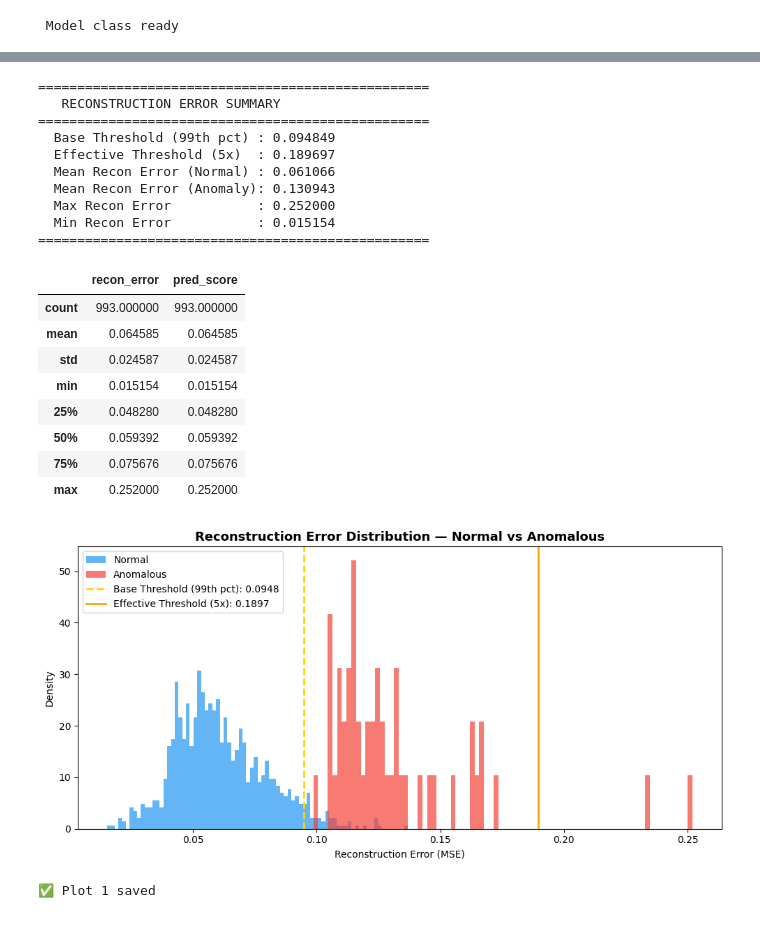
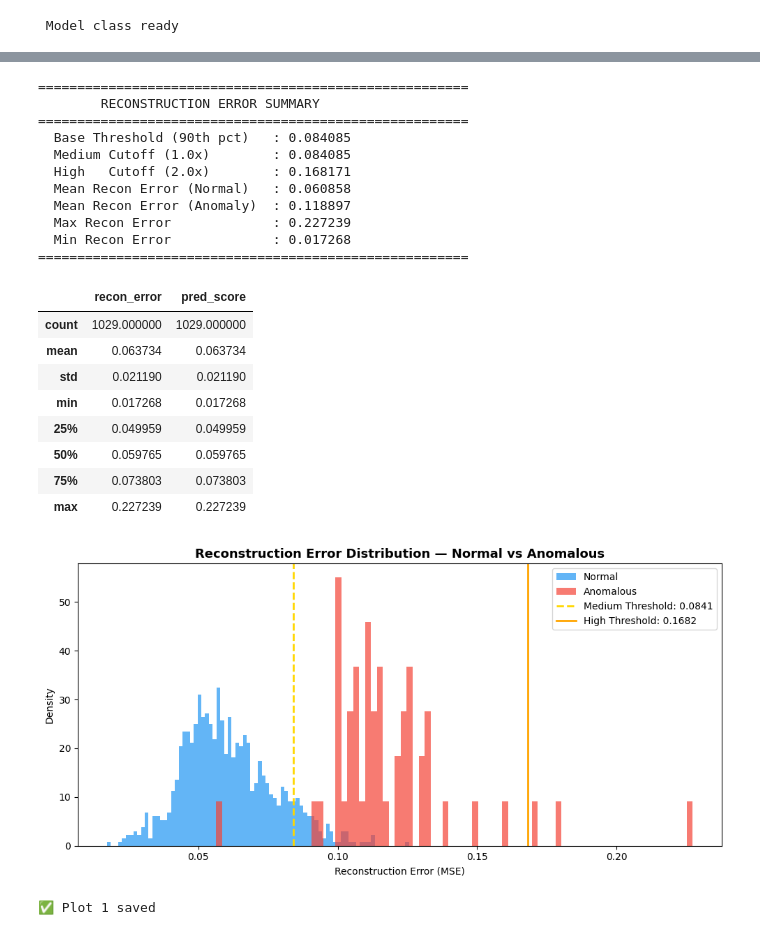
Before and after one commit to ishuu9837/temp, a Jupyter notebook: Abnormal_Learning_Behaviour_Detection.ipynb, the cells around one changed output, grey strips where cells are left out. Drawn from its saved outputs; the diff is of its cells as text; code cells hidden in the pictures.

```diff
--- a/Abnormal_Learning_Behaviour_Detection.ipynb
+++ b/Abnormal_Learning_Behaviour_Detection.ipynb
@@ -128,0 +133,6 @@ Training on 943 normal students...
+# %%
+X_normal = df[~df.is_anomaly][FEATURE_NAMES].values.astype(float)
+
+print(f'Training on {len(X_normal)} normal students...')
+model = DeepAutoencoder()
+model.train(X_normal)
@@ -210,63 +225,66 @@ feature_errors   = (X_all_scaled - X_all_recon) ** 2
 feature_error_df = pd.DataFrame(feature_errors, columns=[f'err_{f}' for f in FEATURE_NAMES])
 df = pd.concat([df.reset_index(drop=True), feature_error_df.reset_index(drop=True)], axis=1)
 
-effective_threshold = model.threshold * 2
+effective_threshold_medium = model.threshold * 1.0
+effective_threshold_high   = model.threshold * 2.0
 
-print('='*50)
-print('   RECONSTRUCTION ERROR SUMMARY')
-print('='*50)
-print(f'  Base Threshold (99th pct) : {model.threshold:.6f}')
-print(f'  Effective Threshold (5x)  : {effective_threshold:.6f}')
-print(f'  Mean Recon Error (Normal) : {df[~df.is_anomaly]["recon_error"].mean():.6f}')
-print(f'  Mean Recon Error (Anomaly): {df[df.is_anomaly]["recon_error"].mean():.6f}')
-print(f'  Max Recon Error           : {df["recon_error"].max():.6f}')
-print(f'  Min Recon Error           : {df["recon_error"].min():.6f}')
-print('='*50)
+print('='*55)
+print('        RECONSTRUCTION ERROR SUMMARY')
+print('='*55)
+print(f'  Base Threshold (90th pct)   : {model.threshold:.6f}')
+print(f'  Medium Cutoff (1.0x)        : {effective_threshold_medium:.6f}')
+print(f'  High   Cutoff (2.0x)        : {effective_threshold_high:.6f}')
+print(f'  Mean Recon Error (Normal)   : {df[~df.is_anomaly]["recon_error"].mean():.6f}')
+print(f'  Mean Recon Error (Anomaly)  : {df[df.is_anomaly]["recon_error"].mean():.6f}')
+print(f'  Max Recon Error             : {df["recon_error"].max():.6f}')
+print(f'  Min Recon Error             : {df["recon_error"].min():.6f}')
+print('='*55)
 df[['recon_error', 'pred_score', 'pred_severity']].describe()
 # %% [output]
-==================================================
-   RECONSTRUCTION ERROR SUMMARY
-==================================================
-  Base Threshold (99th pct) : 0.094849
-  Effective Threshold (5x)  : 0.189697
-  Mean Recon Error (Normal) : 0.061066
-  Mean Recon Error (Anomaly): 0.130943
-  Max Recon Error           : 0.252000
-  Min Recon Error           : 0.015154
-==================================================
+=======================================================
+        RECONSTRUCTION ERROR SUMMARY
+=======================================================
+  Base Threshold (90th pct)   : 0.084085
+  Medium Cutoff (1.0x)        : 0.084085
+  High   Cutoff (2.0x)        : 0.168171
+  Mean Recon Error (Normal)   : 0.060858
+  Mean Recon Error (Anomaly)  : 0.118897
+  Max Recon Error             : 0.227239
+  Min Recon Error             : 0.017268
+=======================================================
 |  | recon_error | pred_score |
-| count | 993.000000 | 993.000000 |
-| mean | 0.064585 | 0.064585 |
-| std | 0.024587 | 0.024587 |
-| min | 0.015154 | 0.015154 |
-| 25% | 0.048280 | 0.048280 |
-| 50% | 0.059392 | 0.059392 |
-| 75% | 0.075676 | 0.075676 |
-| max | 0.252000 | 0.252000 |
+| count | 1029.000000 | 1029.000000 |
+| mean | 0.063734 | 0.063734 |
+| std | 0.021190 | 0.021190 |
+| min | 0.017268 | 0.017268 |
+| 25% | 0.049959 | 0.049959 |
+| 50% | 0.059765 | 0.059765 |
+| 75% | 0.073803 | 0.073803 |
+| max | 0.227239 | 0.227239 |
 # %%
 import matplotlib.pyplot as plt
 
 fig, ax = plt.subplots(figsize=(10, 5))
 
 ax.hist(df[~df.is_anomaly]['recon_error'],
         bins=80, alpha=0.7, color='#2196F3', label='Normal', density=True)
 ax.hist(df[df.is_anomaly]['recon_error'],
         bins=80, alpha=0.7, color='#F44336', label='Anomalous', density=True)
-ax.axvline(model.threshold, color='gold', linewidth=2,
-           linestyle='--', label=f'Base Threshold (99th pct): {model.threshold:.4f}')
-ax.axvline(effective_threshold, color='orange', linewidth=2,
-           linestyle='-', label=f'Effective Threshold (5x): {effective_threshold:.4f}')
+ax.axvline(effective_threshold_medium, color='gold', linewidth=2,
+           linestyle='--', label=f'Medium Threshold: {effective_threshold_medium:.4f}')
+ax.axvline(effective_threshold_high, color='orange', linewidth=2,
+           linestyle='-', label=f'High Threshold: {effective_threshold_high:.4f}')
 
 ax.set_title('Reconstruction Error Distribution — Normal vs Anomalous', fontsize=13, fontweight='bold')
 ax.set_xlabel('Reconstruction Error (MSE)')
 ax.set_ylabel('Density')
 ax.legend()
 plt.tight_layout()
 plt.savefig('plot1_recon_error_distribution.png', dpi=150, bbox_inches='tight')
 plt.show()
 print('✅ Plot 1 saved')
 # %% [output]
-[figure, old version]
+[figure, new version]
 ✅ Plot 1 saved
 # %%
 import seaborn as sns
```
Also changed, not shown: parts of 13 cells of this notebook.
